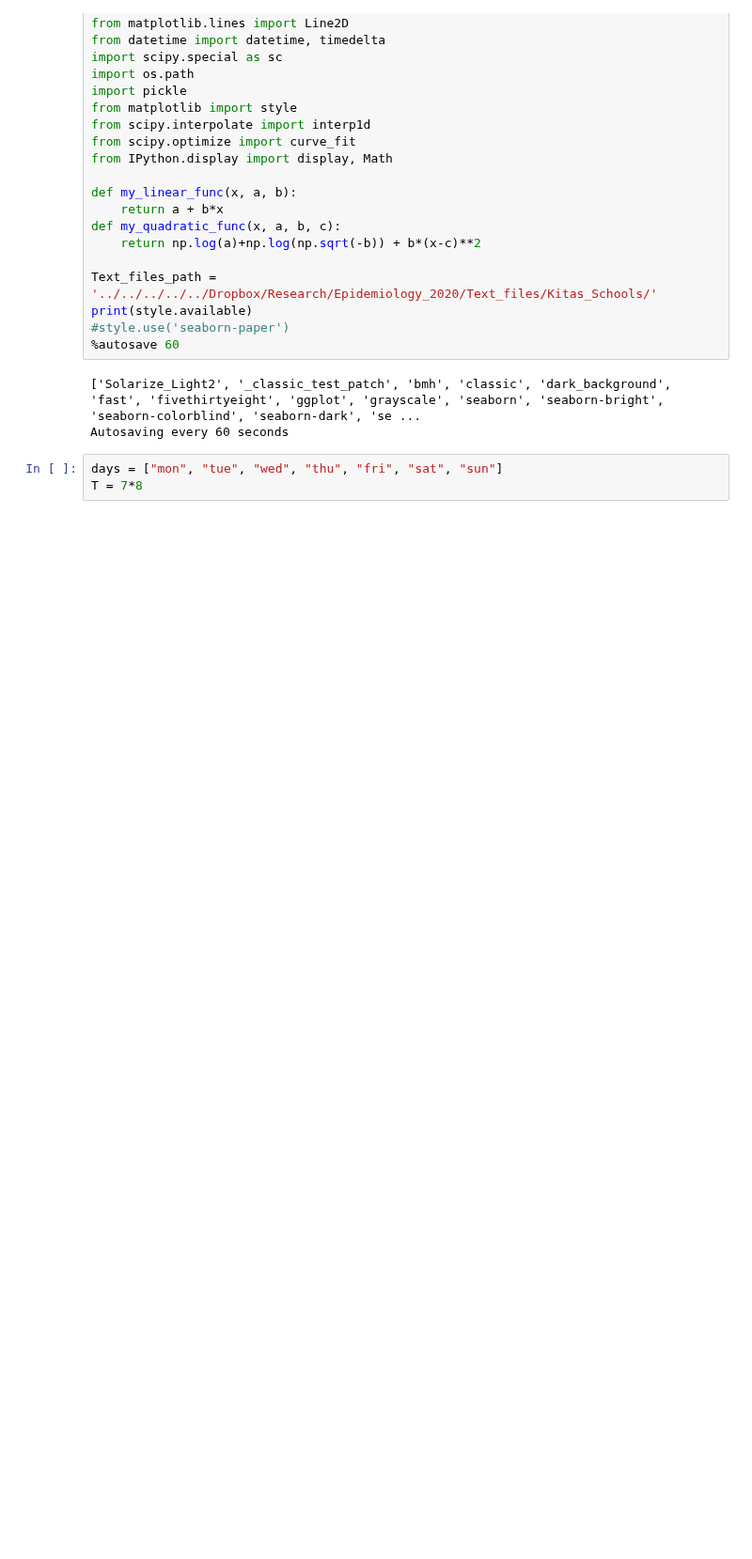
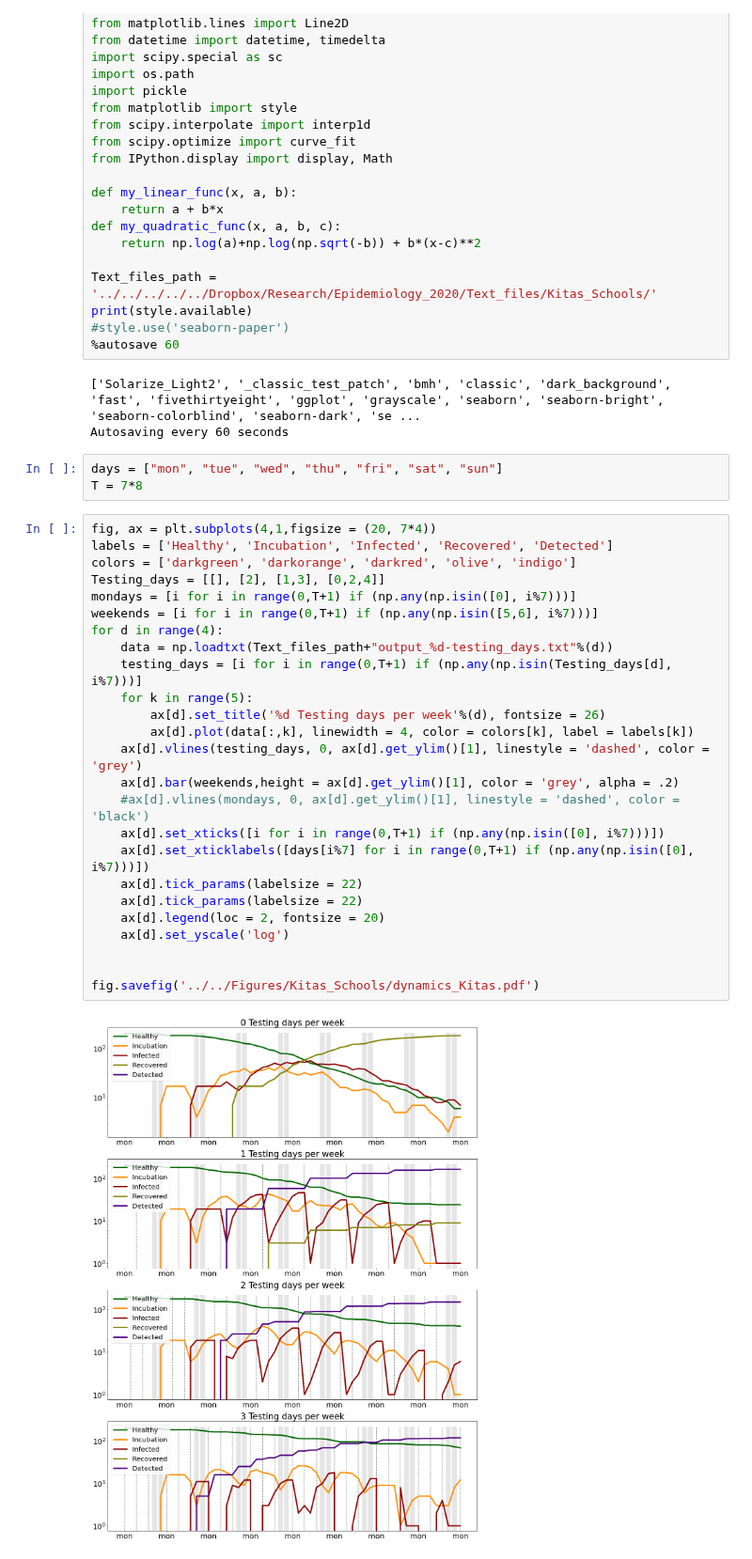
Before and after one commit to betoto008/Epidemiology_2020, a Jupyter notebook: Jupyter_Notebooks/Kitas_Schools/Kitas.ipynb, the cells around one changed output. Shown at 94% size. Cells and saved outputs as stored; diff of their text form; blank space fills up the shorter version.

```diff
--- a/Jupyter_Notebooks/Kitas_Schools/Kitas.ipynb
+++ b/Jupyter_Notebooks/Kitas_Schools/Kitas.ipynb
@@ -29,4 +29,31 @@ Autosaving every 60 seconds
 # %%
 days = ["mon", "tue", "wed", "thu", "fri", "sat", "sun"]
 T = 7*8
+# %%
+fig, ax = plt.subplots(4,1,figsize = (20, 7*4))
+labels = ['Healthy', 'Incubation', 'Infected', 'Recovered', 'Detected']
+colors = ['darkgreen', 'darkorange', 'darkred', 'olive', 'indigo']
+Testing_days = [[], [2], [1,3], [0,2,4]]
+mondays = [i for i in range(0,T+1) if (np.any(np.isin([0], i%7)))]
+weekends = [i for i in range(0,T+1) if (np.any(np.isin([5,6], i%7)))]
+for d in range(4):
+    data = np.loadtxt(Text_files_path+"output_%d-testing_days.txt"%(d))
+    testing_days = [i for i in range(0,T+1) if (np.any(np.isin(Testing_days[d], i%7)))]
+    for k in range(5):
+        ax[d].set_title('%d Testing days per week'%(d), fontsize = 26)
+        ax[d].plot(data[:,k], linewidth = 4, color = colors[k], label = labels[k])
+    ax[d].vlines(testing_days, 0, ax[d].get_ylim()[1], linestyle = 'dashed', color = 'grey')
+    ax[d].bar(weekends,height = ax[d].get_ylim()[1], color = 'grey', alpha = .2)
+    #ax[d].vlines(mondays, 0, ax[d].get_ylim()[1], linestyle = 'dashed', color = 'black')
+    ax[d].set_xticks([i for i in range(0,T+1) if (np.any(np.isin([0], i%7)))])
+    ax[d].set_xticklabels([days[i%7] for i in range(0,T+1) if (np.any(np.isin([0], i%7)))])
+    ax[d].tick_params(labelsize = 22)
+    ax[d].tick_params(labelsize = 22)
+    ax[d].legend(loc = 2, fontsize = 20)
+    ax[d].set_yscale('log')
+
+
+fig.savefig('../../Figures/Kitas_Schools/dynamics_Kitas.pdf')
+# %% [output]
+[figure, added]
 # %%
```
Also changed, not shown: parts of 4 cells of this notebook, 3 other files.
